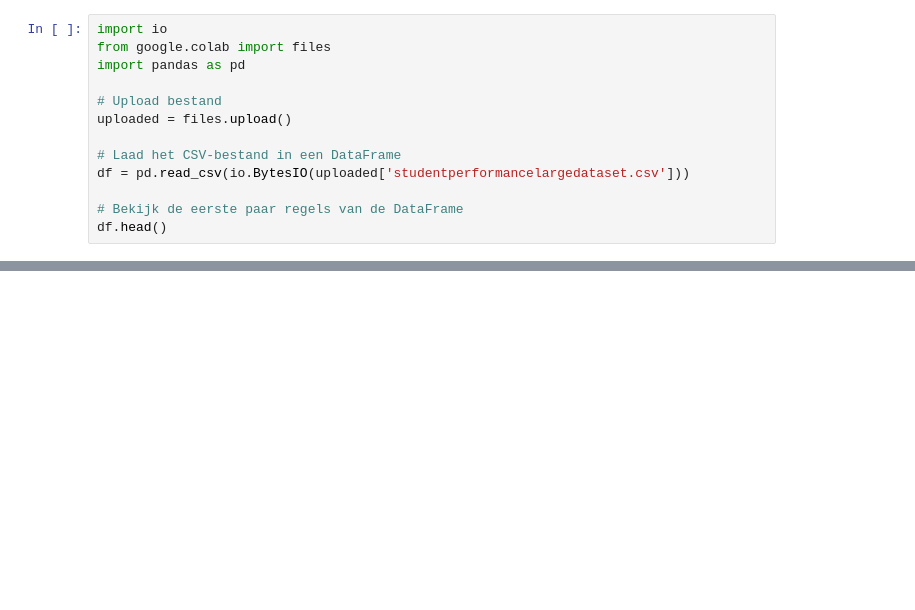
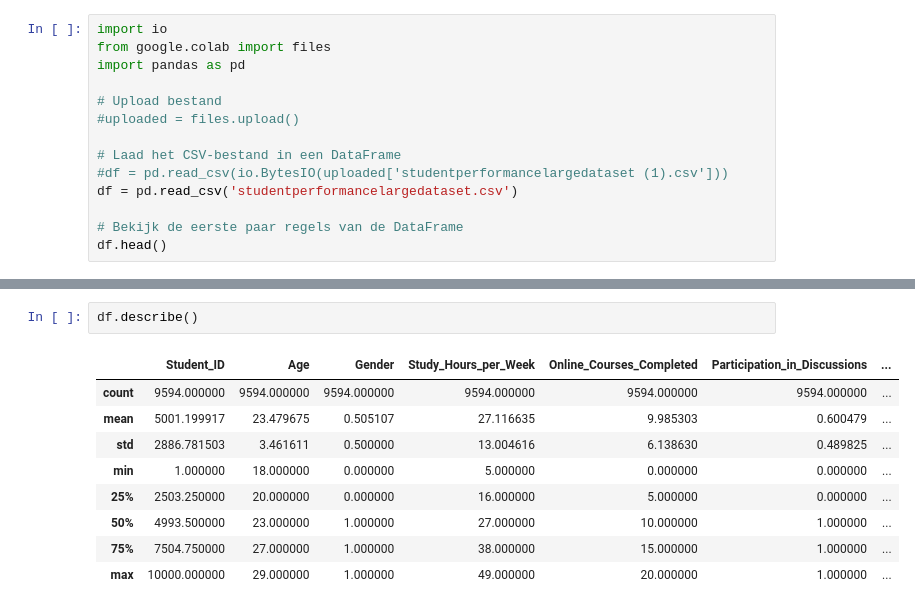
Before and after one commit to arjuna2112/TMDL2025, a Jupyter notebook: Student_performance.ipynb, the cells around one changed output, grey strips where cells are left out. Saved outputs shown, nothing was run; the diff lists cells and outputs as text; blank space fills up the shorter version.

```diff
--- a/Student_performance.ipynb
+++ b/Student_performance.ipynb
@@ -6,10 +6,11 @@ from google.colab import files
 import pandas as pd
 
 # Upload bestand
-uploaded = files.upload()
+#uploaded = files.upload()
 
 # Laad het CSV-bestand in een DataFrame
-df = pd.read_csv(io.BytesIO(uploaded['studentperformancelargedataset.csv']))
+#df = pd.read_csv(io.BytesIO(uploaded['studentperformancelargedataset (1).csv']))
+df = pd.read_csv('studentperformancelargedataset.csv')
 
 # Bekijk de eerste paar regels van de DataFrame
 df.head()
@@ -22,3 +21,15 @@ Saving studentperformancelargedataset.csv to studentperformancelargedataset.csv
 | 2 | S00003 | 20 | Female | 47 | Kinesthetic | 11 | ... |
 | 3 | S00004 | 23 | Female | 13 | Auditory | 0 | ... |
 | 4 | S00005 | 19 | Female | 24 | Auditory | 19 | ... |
+# %%
+df.describe()
+# %% [output]
+|  | Student_ID | Age | Gender | Study_Hours_per_Week | Online_Courses_Completed | Participation_in_Discussions | ... |
+| count | 9594.000000 | 9594.000000 | 9594.000000 | 9594.000000 | 9594.000000 | 9594.000000 | ... |
+| mean | 5001.199917 | 23.479675 | 0.505107 | 27.116635 | 9.985303 | 0.600479 | ... |
+| std | 2886.781503 | 3.461611 | 0.500000 | 13.004616 | 6.138630 | 0.489825 | ... |
+| min | 1.000000 | 18.000000 | 0.000000 | 5.000000 | 0.000000 | 0.000000 | ... |
+| 25% | 2503.250000 | 20.000000 | 0.000000 | 16.000000 | 5.000000 | 0.000000 | ... |
+| 50% | 4993.500000 | 23.000000 | 1.000000 | 27.000000 | 10.000000 | 1.000000 | ... |
+| 75% | 7504.750000 | 27.000000 | 1.000000 | 38.000000 | 15.000000 | 1.000000 | ... |
+| max | 10000.000000 | 29.000000 | 1.000000 | 49.000000 | 20.000000 | 1.000000 | ... |
```
Also changed, not shown: parts of 4 cells of this notebook.
